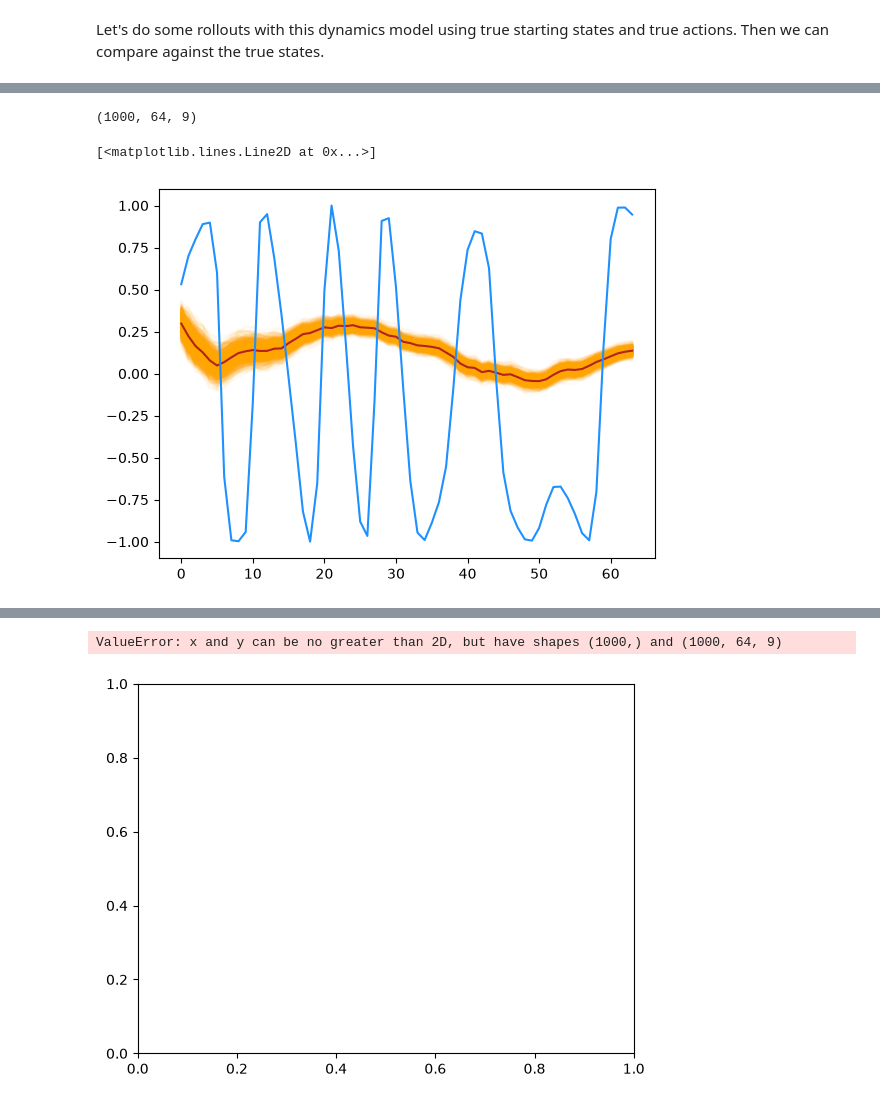
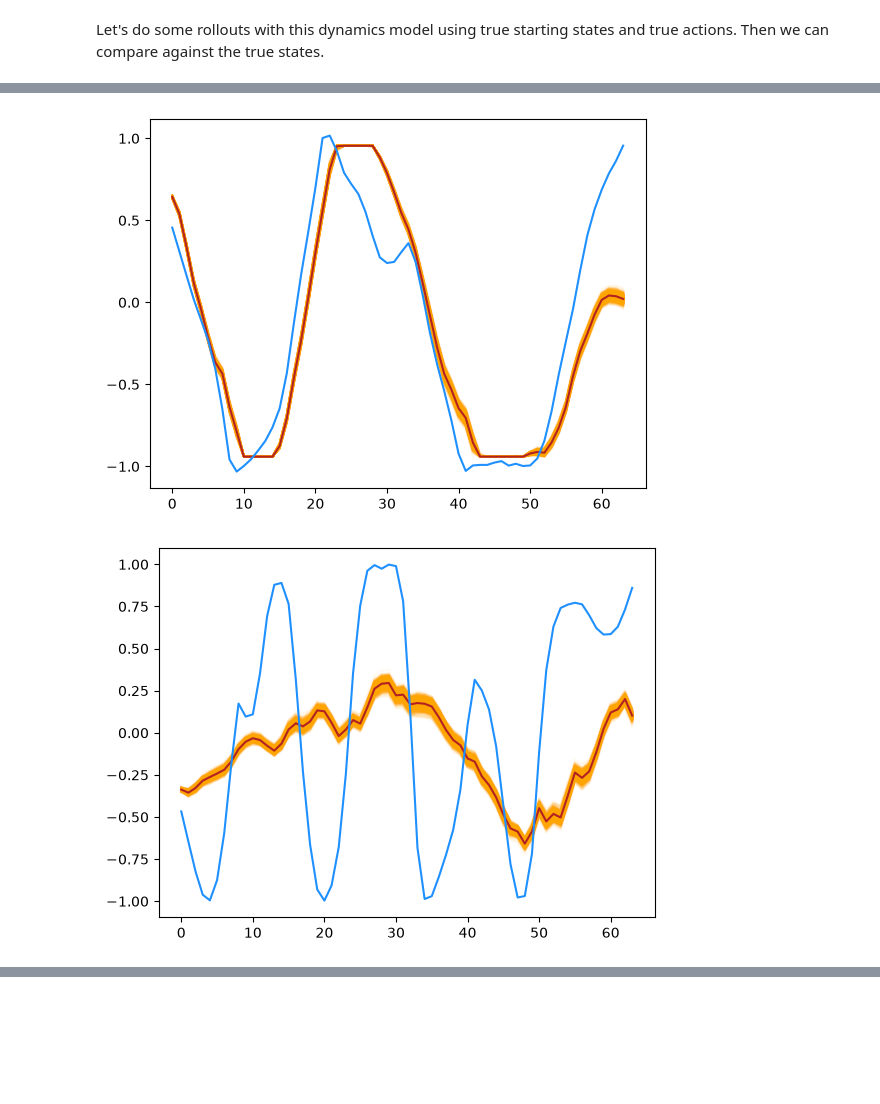
Before and after one commit to mathDR/jax-mc-pilco, a Jupyter notebook: training_notebook.ipynb, the cells around one changed output, grey strips where cells are left out. Cells and saved outputs as stored; diff of their text form; code cells hidden in the pictures; blank space fills up the shorter version.

```diff
--- a/training_notebook.ipynb
+++ b/training_notebook.ipynb
@@ -95,5 +107,12 @@ new_dynamics, losses = rollout_training_loop(subkey, states, next_states, action
 # %%
-# Check to see how this dynamics model is predicting
+_, init_fast_weights = dynamics.memory.init_state()
+key, wm_key = jax.random.split(key)
+next_state, next_fast_weights = dynamics.predict_next_state_and_hidden(
+    wm_key,
+    states[0,0,:],
+    actions[0,0,:],
+    init_fast_weights,
+)
 # %%
 def trajectory_with_true_actions(
     world_model: FlowDynamics,
@@ -104,36 +123,38 @@ def trajectory_with_true_actions(
 ) -> jax.Array:
     """Rolls out the policy inside the world model with known actions."""
 
-    init_hidden = jnp.zeros(world_model.memory.hidden_size)
+    _, init_fast_weights = world_model.memory.init_state()
 
     def step(carry: tuple, action: jax.Array) -> tuple[tuple[jax.Array, jax.Array, jax.Array], jax.Array]:
         state, hidden, key = carry
         # Move world model forward
         key, wm_key = jax.random.split(key)
-        next_state, next_hidden = world_model.predict_next_state_and_hidden(
+        next_state, next_fast_weights = world_model.predict_next_state_and_hidden(
             wm_key,
             state,
             action,
             hidden,
         )
 
-        return (next_state, next_hidden, key), next_state
-    _, pred_next_states = jax.lax.scan(step, (init_state, init_hidden, key), actions)
+        return (next_state, next_fast_weights, key), next_state
+
+    _, pred_next_states = jax.lax.scan(step, (init_state, init_fast_weights, key), actions)
     return pred_next_states
 # %%
 subkeys = jax.random.split(subkey, 1000)
+# %%
+idx = 1
 # %%
-pred_next_states = jax.vmap(trajectory_with_true_actions, in_axes=(None, 0, None, None, None))(new_dynamics, subkeys, init_states[0], next_states[0], actions[0])
+pred_next_states = jax.vmap(trajectory_with_true_actions, in_axes=(None, 0, None, None, None))(
+    new_dynamics, subkeys, init_states[idx], next_states[idx], actions[idx]
+)
-# %%
-pred_next_states.shape
-# %% [output]
-(1000, 64, 9)
 # %%
-d = 2
-for i in range(1000):
-    plt.plot(pred_next_states[i,:,d], color='orange', alpha = 0.05);
-plt.plot(pred_next_states[:,:,d].mean(axis=0), color='firebrick');
-plt.plot(next_states[0,:,d], color='dodgerblue')
+for d in range(pred_next_states.shape[-1]):
+    for i in range(1000):
+        plt.plot(pred_next_states[i,:,d], color='orange', alpha = 0.05);
+    plt.plot(pred_next_states[:,:,d].mean(axis=0), color='firebrick');
+    plt.plot(next_states[idx,:,d], color='dodgerblue')
+    plt.show()
 # %% [output]
-[<matplotlib.lines.Line2D at 0x...>]
-[figure, old version]
+[figure, new version]
+[figure, added]
@@ -140,6 +167,0 @@ plt.plot(next_states[0,:,d], color='dodgerblue')
-# %%
-plt.plot(pred_next_states);
-plt.plot(next_states[0], '.');
-# %% [output]
-ValueError: x and y can be no greater than 2D, but have shapes (1000,) and (1000, 64, 9)
-[figure, removed]
```
Also changed, not shown: parts of 8 cells of this notebook, 5 other files.
